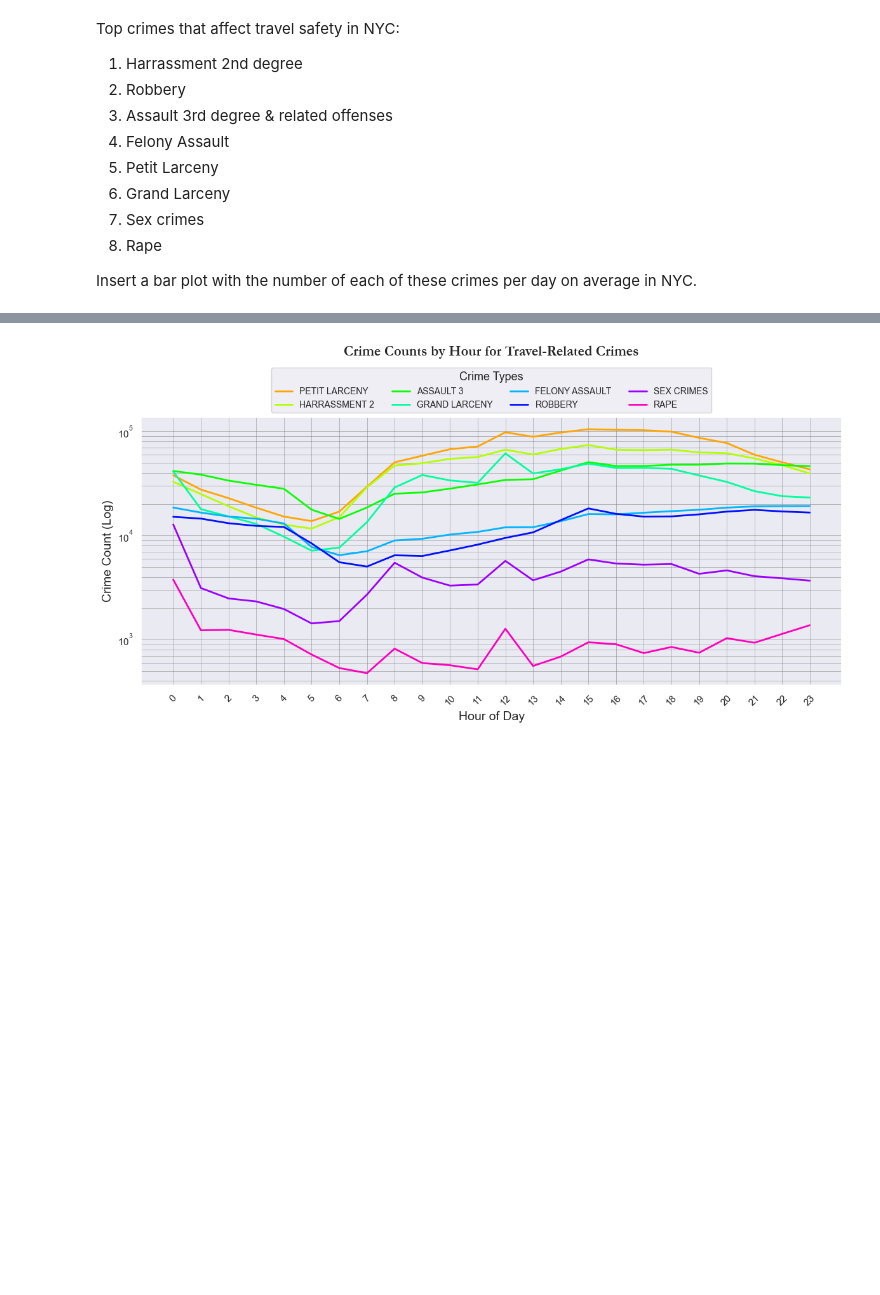
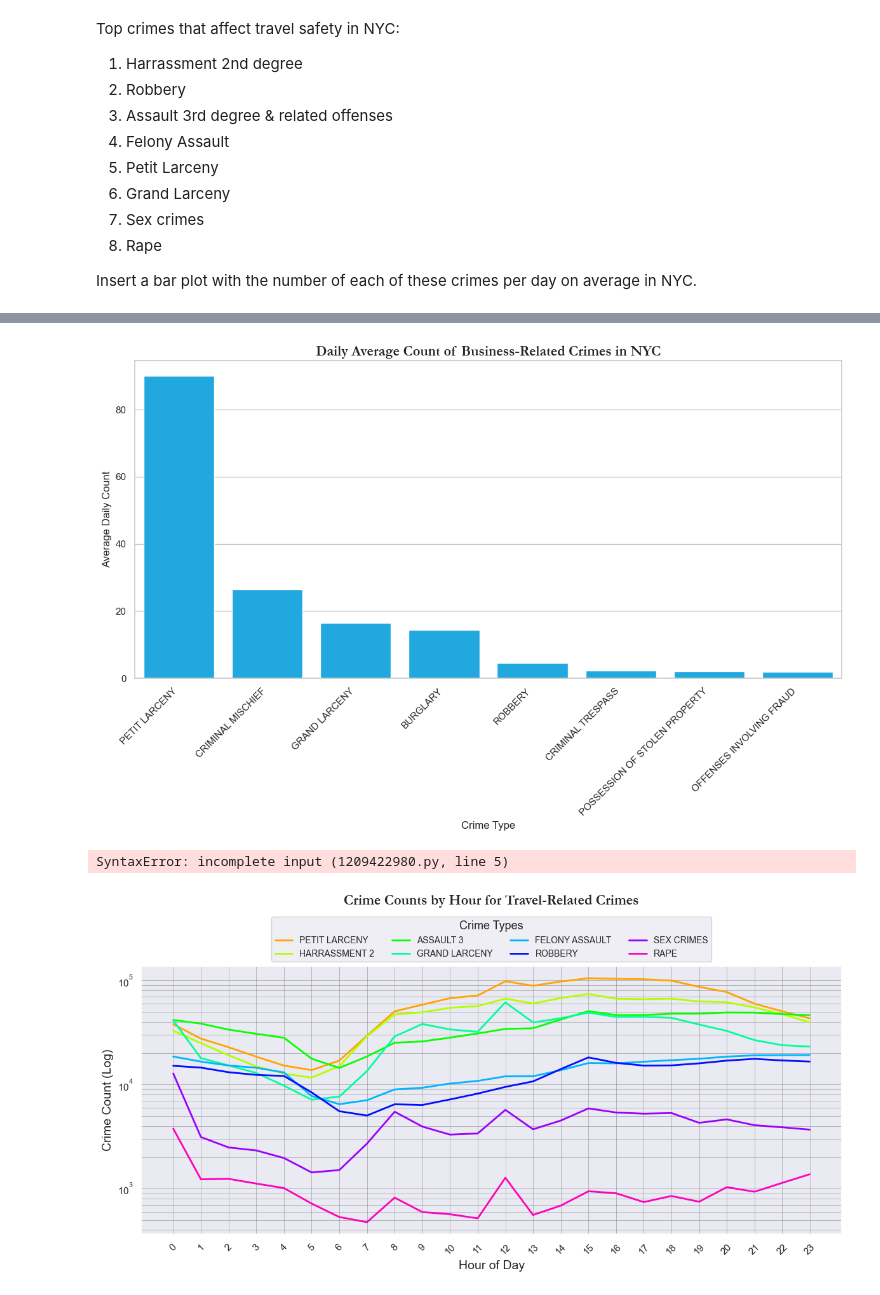
Before and after one commit to johan-bh/Social-Data---Final-Project, a Jupyter notebook: temporal_plots.ipynb, the cells around one changed output, grey strips where cells are left out. Cells and saved outputs as stored; diff of their text form; code cells hidden in the pictures; blank space fills up the shorter version.

```diff
--- a/temporal_plots.ipynb
+++ b/temporal_plots.ipynb
@@ -381,3 +453,46 @@ plt.show()
+# %%
+# Define business-related crimes
+
+crimes_businesses = [
+    'CRIMINAL TRESPASS', 'BURGLARY', 'CRIMINAL MISCHIEF', 'OFFENSES INVOLVING FRAUD',
+    'POSSESSION OF STOLEN PROPERTY', 'PETIT LARCENY', 'GRAND LARCENY', 'ROBBERY'
+]
+
+# Filter the data for business-related crimes and victim sex "D" (assuming "D" stands for businesses)
+business_data = df[(df['Offense_Description'].isin(crimes_businesses)) & (df['Victim_Sex'] == 'D')]
+
+business_data['Complaint_From_Date'] = pd.to_datetime(business_data['Complaint_From_Date'])
+
+# Group by date and crime type, then count occurrences
+daily_counts = business_data.groupby(['Complaint_From_Date', 'Offense_Description']).size().unstack(fill_value=0)
+
+# Calculate daily averages
+daily_averages = daily_counts.mean()
+
+# Sort based on average daily count
+daily_averages = daily_averages.sort_values(ascending=False)
+
+# Plotting
+plt.figure(figsize=(12, 8))
+palette = sns.color_palette("hsv", len(crimes_businesses))  # More vibrant colors for clarity
+sns.barplot(x=daily_averages.index, y=daily_averages.values, color=palette[4])  # Consistent color for simplicity
+plt.title('Daily Average Count of Business-Related Crimes in NYC', fontdict={'fontname': 'Garamond', 'weight': 'bold'}, size=16)
+plt.xlabel('Crime Type', fontsize=12)
+plt.ylabel('Average Daily Count', fontsize=12)
+plt.xticks(rotation=45, ha='right')  # Adjust the label angle for better readability
+plt.tight_layout()
+plt.savefig('daily_average_business_crime_count.png')  # Saving the figure
+plt.show()
+# %% [output]
+[figure, added]
+# %%
+# check criminal mischief amount of data
+print('CRIMINAL MISCHIEF data count: ', len(df[df['Offense_Description'] == 'CRIMINAL MISCHIEF & RELATED OFFENSES']))
+
+# and for filtered adat
+print('CRIMINAL MISCHIEF data count: ', len(
+# %% [output]
+SyntaxError: incomplete input (1209422980.py, line 5)
 # %%
 # Make line plot to show hourly changes in crime count for each of the top crimes
 df['HourOfDay'] = pd.to_datetime(df['Complaint_From_Time']).dt.hour
```
Also changed, not shown: parts of 4 cells of this notebook, 4 other files.
